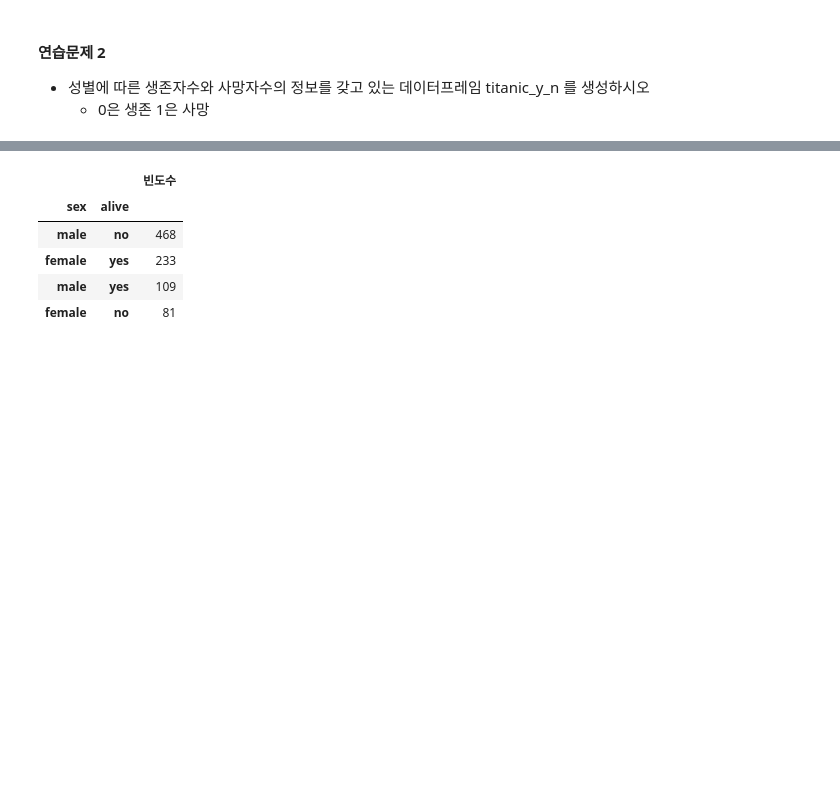
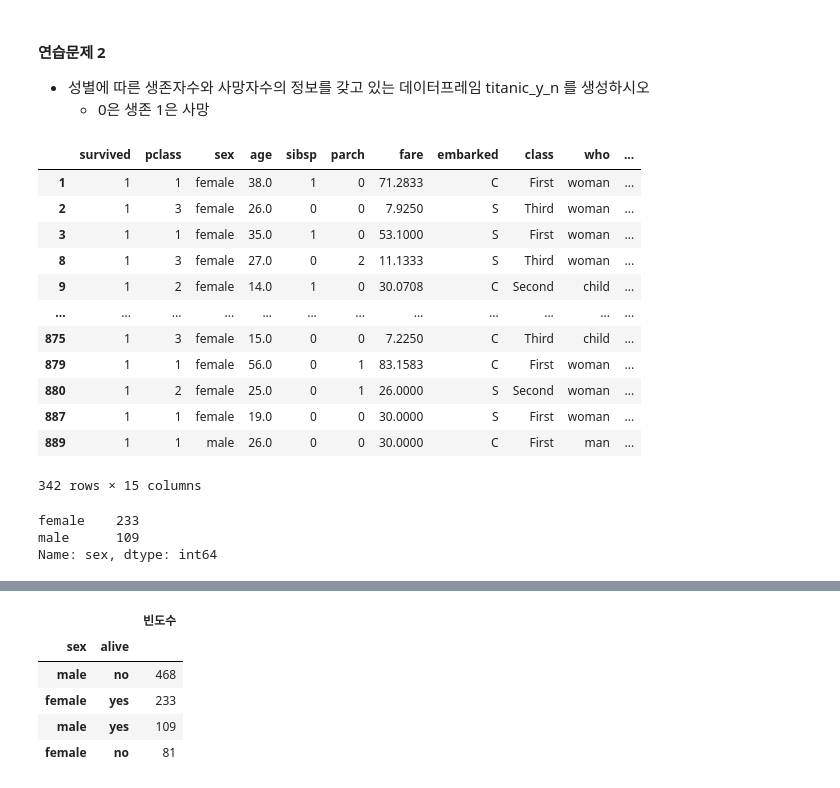
Before and after one commit to lullu303/DataScience2, a Jupyter notebook: 분석패키지/문제 4. 데이터프레임 조작,개수,정렬 문제.ipynb, the cells around one changed output, grey strips where cells are left out. Cells and saved outputs as stored; diff of their text form; code cells hidden in the pictures; blank space fills up the shorter version.

```diff
--- a/분석패키지/문제 4. 데이터프레임 조작,개수,정렬 문제.ipynb
+++ b/분석패키지/문제 4. 데이터프레임 조작,개수,정렬 문제.ipynb
@@ -39,6 +98,37 @@ Name: sex, dtype: int64
 #### 연습문제 2
 - 성별에 따른 생존자수와 사망자수의 정보를 갖고 있는 데이터프레임 titanic_y_n 를 생성하시오
     - 0은 생존 1은 사망
+# %%
+# 사망자/생존자 데이터 분리
+no = titanic[titanic.alive == 'no']
+yes = titanic[titanic.alive == 'yes']
+# %%
+no # 사망자데이터
+yes # 생존자데이터
+# %% [output]
+|  | survived | pclass | sex | age | sibsp | parch | fare | embarked | class | who | ... |
+| 1 | 1 | 1 | female | 38.0 | 1 | 0 | 71.2833 | C | First | woman | ... |
+| 2 | 1 | 3 | female | 26.0 | 0 | 0 | 7.9250 | S | Third | woman | ... |
+| 3 | 1 | 1 | female | 35.0 | 1 | 0 | 53.1000 | S | First | woman | ... |
+| 8 | 1 | 3 | female | 27.0 | 0 | 2 | 11.1333 | S | Third | woman | ... |
+| 9 | 1 | 2 | female | 14.0 | 1 | 0 | 30.0708 | C | Second | child | ... |
+| ... | ... | ... | ... | ... | ... | ... | ... | ... | ... | ... | ... |
+| 875 | 1 | 3 | female | 15.0 | 0 | 0 | 7.2250 | C | Third | child | ... |
+| 879 | 1 | 1 | female | 56.0 | 0 | 1 | 83.1583 | C | First | woman | ... |
+| 880 | 1 | 2 | female | 25.0 | 0 | 1 | 26.0000 | S | Second | woman | ... |
+| 887 | 1 | 1 | female | 19.0 | 0 | 0 | 30.0000 | S | First | woman | ... |
+| 889 | 1 | 1 | male | 26.0 | 0 | 0 | 30.0000 | C | First | man | ... |
+342 rows × 15 columns
+# %%
+no_s = no.sex.value_counts()
+yes_s = yes.sex.value_counts()
+
+no_s
+yes_s
+# %% [output]
+female    233
+male      109
+Name: sex, dtype: int64
 # %%
 pd.DataFrame([no_s,yes_s],index=[0,1])
 # %% [output]
```
Also changed, not shown: parts of 12 cells of this notebook, 1 other file.
